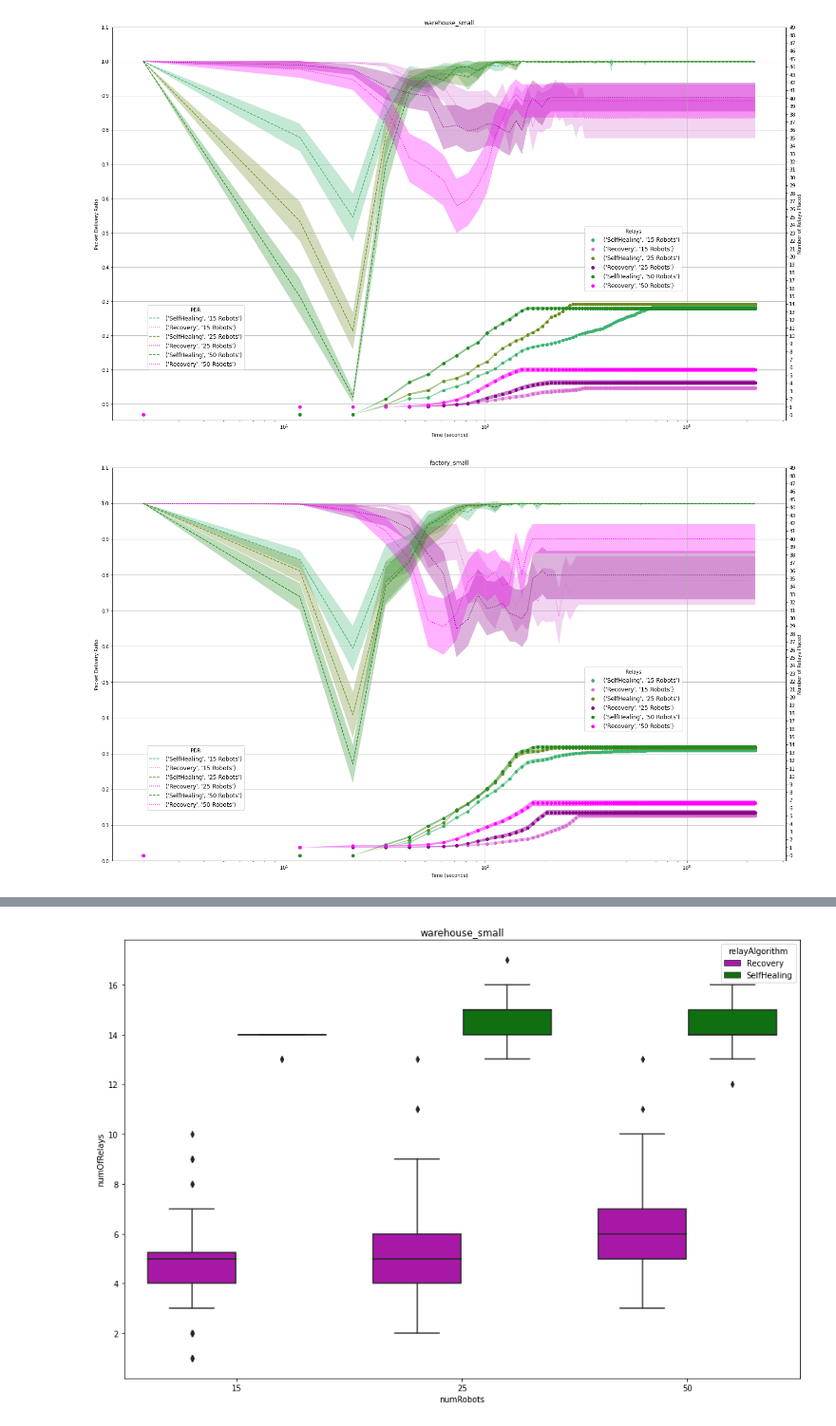
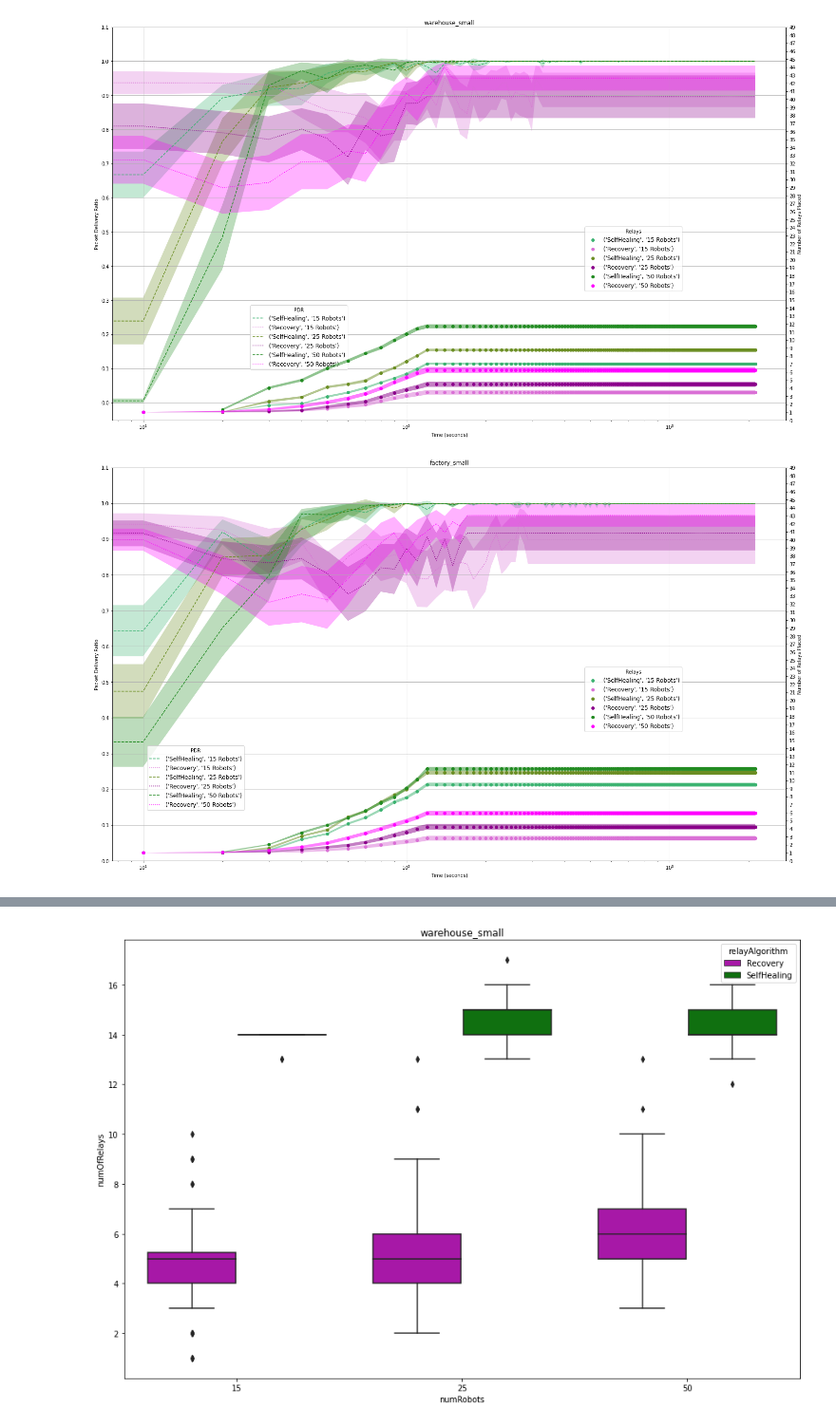
Before and after one commit to openwsn-berkeley/Atlas, a Jupyter notebook: AtlasAnalysis.ipynb, the cells around one changed output, grey strips where cells are left out. Shown at 95% size. Drawn from its saved outputs; the diff is of its cells as text; code cells hidden in the pictures.

```diff
--- a/AtlasAnalysis.ipynb
+++ b/AtlasAnalysis.ipynb
@@ -23,7 +23,7 @@ import ast
 
 pp       =  pprint.PrettyPrinter(compact=True)
 
-LOGFILES =  glob.glob('logs/1800_full/*.json' )
+LOGFILES =  glob.glob('logs/incomplete/*.json' )
 
 print(len(LOGFILES),"logs")
 
@@ -296,7 +296,7 @@ for file in LOGFILES:
             relayAlgorithm  = line['simSetting']['relayAlgorithm']
 
 
-        if ((line["type"] == "KPI") and ('PDRs' in line.keys())) :
+        if ((line["type"] == "KPI") and ('PDRs' in line.keys())) and line["PDRs"] :
             PDRs         += [sum(line['PDRs'])/len(line['PDRs'])]
             numOfRelays  += [line['numOfRelays']]
             time         += [line['time']]
@@ -343,7 +343,7 @@ for floorplan in floorplans:
                 toPlot[value]["yerr"]    += [h]
                 toPlot[value]["y1err"]   += [m-h]
                 toPlot[value]["y2err"]   += [m+h]
-            x                             = np.arange(2, maxtime+10, 10)
+            x                             = np.arange(0, maxtime, 10)
             y                             = toPlot[value]["mean"]
             yerr                          = toPlot[value]["yerr"]
             lines[(floorplan, value)]     = ax.errorbar(x, y, ecolor="gainsboro", linestyle=linestyles[relayAlgorithm],color=linecolors[(value, relayAlgorithm)],label=(relayAlgorithm, str(value)+" Robots"))
@@ -356,7 +356,7 @@ for floorplan in floorplans:
     plt.xlabel("Time (seconds)")
     ax.set_yticks(np.arange(0.8, 1.2, 0.1))
     plt.ylabel("Packet Delivery Ratio")
-    plt.legend(title="PDR",fontsize='large', fancybox=True)
+    plt.legend(fontsize='large', fancybox=True)
     alllines     = lines
     alllinesfill = linesfill
     plt.show()
@@ -390,7 +390,7 @@ for file in LOGFILES:
             relayAlgorithm  = line['simSetting']['relayAlgorithm']
 
 
-        if ((line["type"] == "KPI") and ('PDRs' in line.keys())) :
+        if ((line["type"] == "KPI") and ('PDRs' in line.keys())) and line["PDRs"] :
             PDRs         += [min(line['PDRs'])]
             numOfRelays  += [line['numOfRelays']]
             time         += [line['time']]
@@ -438,7 +438,7 @@ for floorplan in floorplans:
                 toPlot[value]["yerr"]    += [h]
                 toPlot[value]["y1err"]   += [m-h]
                 toPlot[value]["y2err"]   += [m+h]
-            x                             = np.arange(2, maxtime+10, 10)
+            x                             = np.arange(0, maxtime, 10)
             y                             = toPlot[value]["mean"]
             yerr                          = toPlot[value]["yerr"]
             lines[(floorplan, value)]     = ax.errorbar(x, y, ecolor="gainsboro", linestyle=linestyles[relayAlgorithm],color=linecolors[(value, relayAlgorithm)],label=(relayAlgorithm, str(value)+" Robots"))
@@ -485,7 +485,7 @@ for file in LOGFILES:
             relayAlgorithm  = line['simSetting']['relayAlgorithm']
 
 
-        if ((line["type"] == "KPI") and ('PDRs' in line.keys())) :
+        if ((line["type"] == "KPI") and ('PDRs' in line.keys())) and line["PDRs"] :
             PDRs         += [min(line['PDRs'])]
             numOfRelays  += [line['numOfRelays']]
             time         += [line['time']]
@@ -509,7 +509,7 @@ maxtime         = max([t[-1] for t in timelines])
 
 for floorplan in floorplans:
     (fig,ax)   = plt.subplots()
-    ax2 = ax.twinx()
+    ax2        = ax.twinx()
     lines      = {}
     linesfill  = {}
     rlines     = {}
@@ -532,7 +532,8 @@ for floorplan in floorplans:
 
                     (rm, rh) = mean_confidence_interval(
                         [
-                         d["numOfRelays"][i] for d in data        if
+                         d["numOfRelays"][i] for d in data     if
+                         d["numOfRelays"][i] > 0               and
                          d['numRobots']      == value          and
                          d['floorplan']      == floorplan      and
                          d['relayAlgorithm'] == relayAlgorithm
@@ -553,34 +554,34 @@ for floorplan in floorplans:
                 toPlot[value]["ryerr"]    += [rh]
                 toPlot[value]["ry1err"]   += [rm-rh]
                 toPlot[value]["ry2err"]   += [rm+rh]
 
 
-            x                             = np.arange(2, maxtime+10, 10)
+            x                             = np.arange(0, maxtime, 10)
             y                             = toPlot[value]["mean"]
             yerr                          = toPlot[value]["yerr"]
             lines[(floorplan, value)]     = ax.errorbar(x, y, linestyle=linestyles[relayAlgorithm],color=linecolors[(value, relayAlgorithm)],label=(relayAlgorithm, str(value)+" Robots"))
             linesfill[(floorplan, value)] = ax.fill_between(x, toPlot[value]["y1err"], toPlot[value]["y2err"] ,alpha=0.3, facecolor=linecolors[(value, relayAlgorithm)])
 
-            rx                             = np.arange(2, maxtime+10, 10)
+            rx                             = np.arange(0, maxtime, 10)
             ry                             = toPlot[value]["rmean"]
             ryerr                          = toPlot[value]["ryerr"]
             rlines[(floorplan, value)]     = ax2.scatter(rx, ry, c=linecolors[(value, relayAlgorithm)],label=(relayAlgorithm, str(value)+" Robots"))
             rlinesfill[(floorplan, value)] = ax2.fill_between(x, toPlot[value]["ry1err"], toPlot[value]["ry2err"] ,alpha=0.5, facecolor=linecolors[(value, relayAlgorithm)])
 
     #convert x-axis to Logarithmic scale
     ax.grid(True)
     plt.title(floorplan)
     plt.xscale("log")
     ax.set_xlabel("Time (seconds)")
     ax.set_yticks(np.arange(0, 1.2, 0.1))
     ax2.yaxis.set_ticks(np.arange(0, 50))
     ax.set_ylabel("Packet Delivery Ratio")
     ax2.set_ylabel('Number of Relays Placed')
     ax.legend(bbox_to_anchor=(0.2, 0.3), title="PDR",fontsize='large', fancybox=True)
     ax2.legend(bbox_to_anchor=(0.85, 0.5), title="Relays", fontsize='large', fancybox=True)
     ralllines     = rlines
     ralllinesfill = rlinesfill
     plt.show()
 # %% [output]
-[figure, old version]
+[figure, new version]
-[figure, old version]
+[figure, new version]
```
Also changed, not shown: parts of 7 cells of this notebook, 4 other files.
